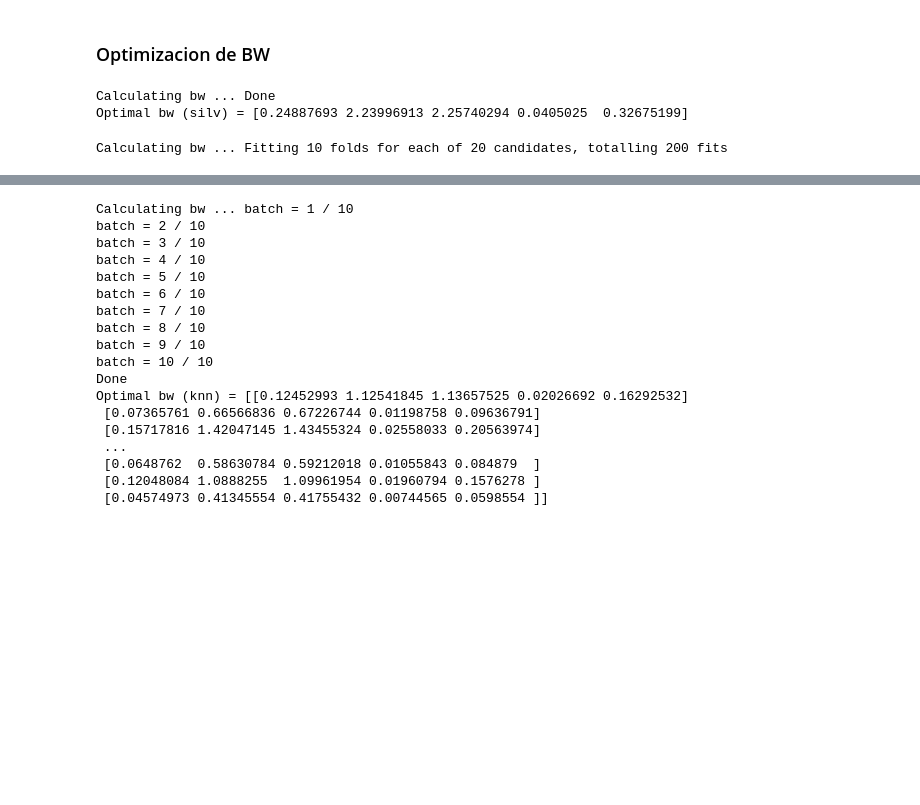
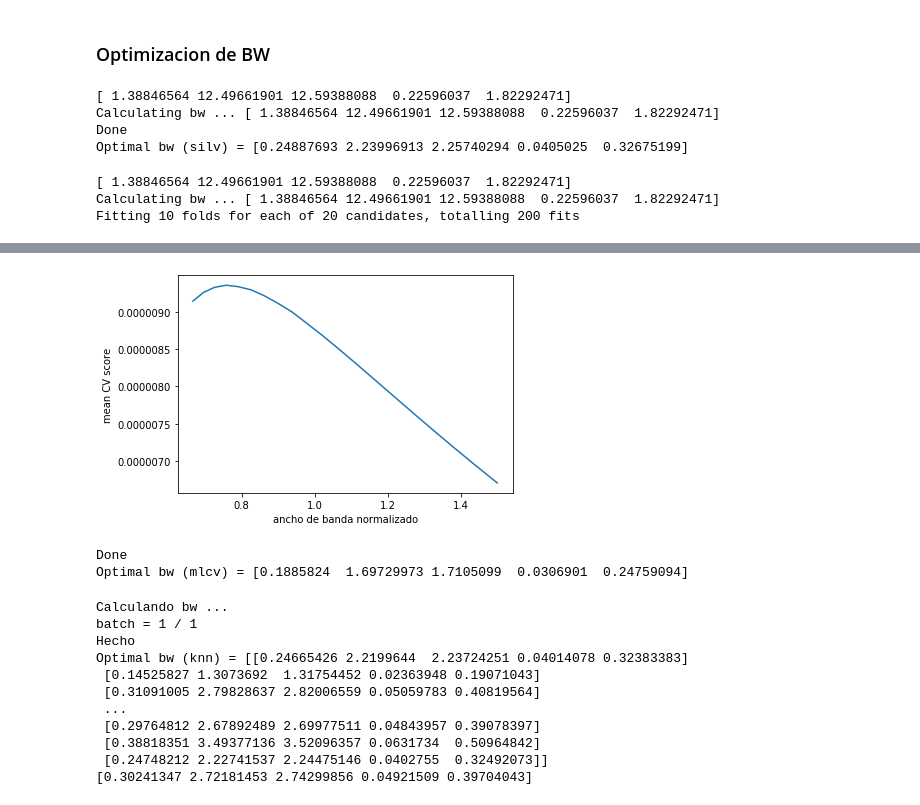
Before and after one commit to KDSource/KDSource, a Jupyter notebook: Auxiliares/optimize_bw.ipynb, the cells around one changed output, grey strips where cells are left out. Drawn from its saved outputs; the diff is of its cells as text; code cells hidden in the pictures; blank space fills up the shorter version.

```diff
--- a/Auxiliares/optimize_bw.ipynb
+++ b/Auxiliares/optimize_bw.ipynb
@@ -34,9 +34,11 @@ s = ks.KSource(metric, bw="silv", J=J)
 s.bw_method = "silv"
 N = 1E4
 s.fit(plist, N, N_tot=2991283)
-s.save_bw(tracks+"_bw_silv")
+s.save_bw(tracks+"_bw_silv.txt")
 # %% [output]
-Calculating bw ... Done
+[ 1.38846564 12.49661901 12.59388088  0.22596037  1.82292471]
+Calculating bw ... [ 1.38846564 12.49661901 12.59388088  0.22596037  1.82292471]
+Done
 Optimal bw (silv) = [0.24887693 2.23996913 2.25740294 0.0405025  0.32675199]
 # %%
 # Metodo de Max Likelihood Cross Validation
@@ -44,7 +46,9 @@ Optimal bw (silv) = [0.24887693 2.23996913 2.25740294 0.0405025  0.32675199]
 s.bw_method = "mlcv"
 N = 1E4
 s.fit(plist, N, N_tot=2991283)
-s.save_bw(tracks+"_bw_mlcv")
+s.save_bw(tracks+"_bw_mlcv.txt")
 # %% [output]
-Calculating bw ... Fitting 10 folds for each of 20 candidates, totalling 200 fits
+[ 1.38846564 12.49661901 12.59388088  0.22596037  1.82292471]
+Calculating bw ... [ 1.38846564 12.49661901 12.59388088  0.22596037  1.82292471]
+Fitting 10 folds for each of 20 candidates, totalling 200 fits
 [Parallel(n_jobs=8)]: Using backend LokyBackend with 8 concurrent workers.
@@ -62,26 +71,23 @@ Calculating bw ... Fitting 10 folds for each of 20 candidates, totalling 200 fit
+[figure, added]
+Done
+Optimal bw (mlcv) = [0.1885824  1.69729973 1.7105099  0.0306901  0.24759094]
 # %%
 # Metodo de K Nearest Neighbours
 
 s.bw_method = "knn"
-N = 1E5
-s.fit(plist, N, N_tot=2991283)
-s.save_bw(tracks+"_bw_knn")
+N = 10000
+s.fit(plist, N, N_tot=100000)#2991283)
+s.save_bw(tracks+"_bw_knn.txt")
+print(s.bw.mean(axis=0))
 # %% [output]
-Calculating bw ... batch = 1 / 10
-batch = 2 / 10
-batch = 3 / 10
-batch = 4 / 10
-batch = 5 / 10
-batch = 6 / 10
-batch = 7 / 10
-batch = 8 / 10
-batch = 9 / 10
-batch = 10 / 10
-Done
-Optimal bw (knn) = [[0.12452993 1.12541845 1.13657525 0.02026692 0.16292532]
- [0.07365761 0.66566836 0.67226744 0.01198758 0.09636791]
- [0.15717816 1.42047145 1.43455324 0.02558033 0.20563974]
+Calculando bw ...
+batch = 1 / 1
+Hecho
+Optimal bw (knn) = [[0.24665426 2.2199644  2.23724251 0.04014078 0.32383383]
+ [0.14525827 1.3073692  1.31754452 0.02363948 0.19071043]
+ [0.31091005 2.79828637 2.82006559 0.05059783 0.40819564]
  ...
- [0.0648762  0.58630784 0.59212018 0.01055843 0.084879  ]
- [0.12048084 1.0888255  1.09961954 0.01960794 0.1576278 ]
- [0.04574973 0.41345554 0.41755432 0.00744565 0.0598554 ]]
+ [0.29764812 2.67892489 2.69977511 0.04843957 0.39078397]
+ [0.38818351 3.49377136 3.52096357 0.0631734  0.50964842]
+ [0.24748212 2.22741537 2.24475146 0.0402755  0.32492073]]
+[0.30241347 2.72181453 2.74299856 0.04921509 0.39704043]
```
Also changed, not shown: parts of 1 cell of this notebook, 6 other files.
